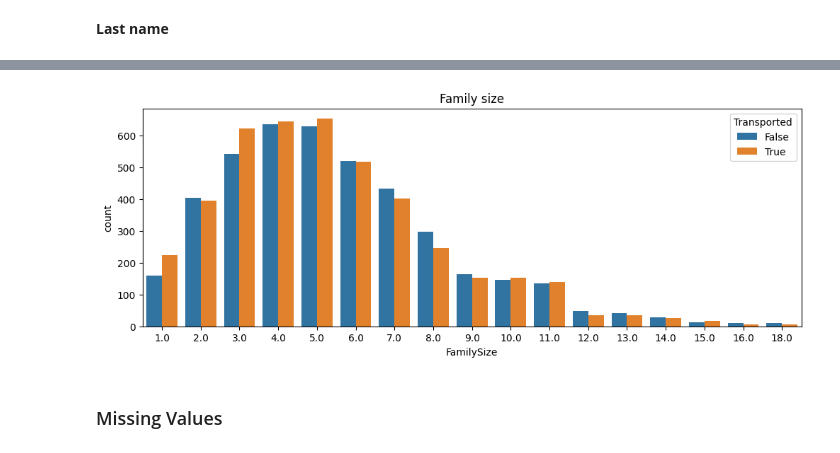
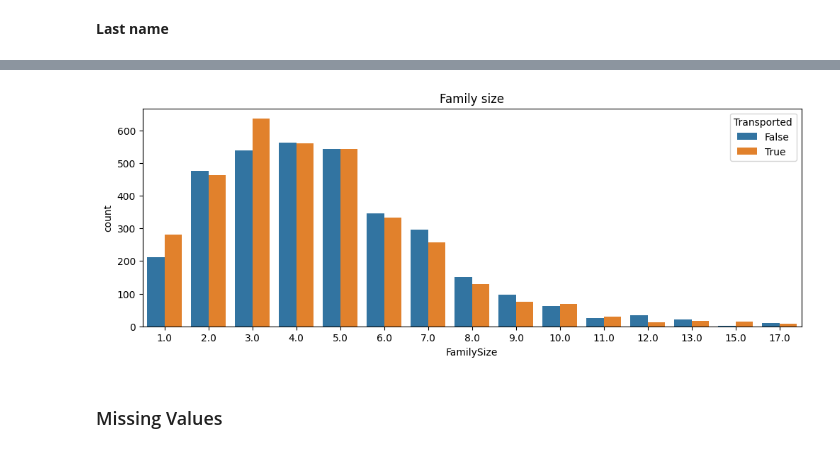
Before and after one commit to YarinArava/SpaceShipTitanic_FinalProject, a Jupyter notebook: Spaceship_Titanic_corrected.ipynb, the cells around one changed output, grey strips where cells are left out. Cells and saved outputs as stored; diff of their text form; code cells hidden in the pictures.

Commit message:
splitted

```diff
--- a/Spaceship_Titanic_corrected.ipynb
+++ b/Spaceship_Titanic_corrected.ipynb
@@ -323,3 +329,6 @@ df['Solo'] = df['GroupSize'] == 1
+# %%
+X_train['Solo'] = X_train['GroupSize'] == 1
+X_test['Solo'] = X_test['GroupSize'] == 1
 # %%
 # Solos vs Transported
 plt.figure(figsize=(8,4))
@@ -336,10 +345,12 @@ Creating TotalSpent and NoSpendings features.
 spending_cols = ['RoomService', 'FoodCourt', 'ShoppingMall', 'Spa', 'VRDeck']
 
 # Sum spendings
-df['TotalSpent'] = df[spending_cols].sum(axis=1)
+X_train['TotalSpent'] = X_train[spending_cols].sum(axis=1)
+X_test['TotalSpent'] = X_test[spending_cols].sum(axis=1)
 
 # NoSpendings column
-df['NoSpendings'] = (df['TotalSpent'] == 0).astype(int)
+X_train['NoSpendings'] = (X_train['TotalSpent'] == 0).astype(int)
+X_test['NoSpendings'] = (X_test['TotalSpent'] == 0).astype(int)
 # %%
 fig=plt.figure(figsize=(12,4))
 plt.subplot(1,2,1)
@@ -516,6 +566,6 @@ df.drop(columns=['Cabin_regions_plot'], inplace=True)
 # %% [markdown]
 **Last name**
 # %%
-missing_name_count = df['Name'].isna().sum()
+missing_name_count = X_train['Name'].isna().sum()
 print("Missing names before filling:", missing_name_count)
 # %% [output]
@@ -523,12 +573,17 @@ Missing names before filling: 200
 # %%
 # Fill missing names
-df['Name'].fillna('Unknown Unknown', inplace=True)
+X_train['Name'].fillna('Unknown Unknown', inplace=True)
+X_test['Name'].fillna('Unknown Unknown', inplace=True)
 
 # Split Name into First and Last names
-full_name = df['Name'].str.split(' ')
-df['First_name'] = full_name.str[0]
-df['Last_name'] = full_name.str[1]
+full_name = X_train['Name'].str.split(' ')
+X_train['First_name'] = full_name.str[0]
+X_train['Last_name'] = full_name.str[1]
 
-print("first name examples:", df['First_name'].unique()[:10])
-print("last name examples:", df['Last_name'].unique()[:10])
+full_name = X_test['Name'].str.split(' ')
+X_test['First_name'] = full_name.str[0]
+X_test['Last_name'] = full_name.str[1]
+
+print("first name examples:", X_train['First_name'].unique()[:10])
+print("last name examples:", X_train['Last_name'].unique()[:10])
 # %% [output]
@@ -545,20 +606,24 @@ For example, when doing 'df[col].method(value, inplace=True)', try using 'df.met
 # %%
 # Family size feature
-df['FamilySize'] = df['Last_name'].map(df['Last_name'].value_counts())
+X_train['FamilySize'] = X_train['Last_name'].map(X_train['Last_name'].value_counts())
+X_test['FamilySize'] = X_test['Last_name'].map(X_test['Last_name'].value_counts())
 
-df.loc[df['Last_name'] == 'Unknown', 'Last_name'] = np.nan
+X_train.loc[X_train['Last_name'] == 'Unknown', 'Last_name'] = np.nan
+X_test.loc[X_test['Last_name'] == 'Unknown', 'Last_name'] = np.nan
 # Putting NaN's back in for FamilySize where names were missing
-df.loc[df['FamilySize'] == missing_name_count, 'FamilySize'] = np.nan
+X_train.loc[X_train['FamilySize'] == missing_name_count, 'FamilySize'] = np.nan
+X_test.loc[X_test['FamilySize'] == missing_name_count, 'FamilySize'] = np.nan
 
 # Drop Name
-df.drop('Name', axis=1, inplace=True)
+X_train.drop('Name', axis=1, inplace=True)
+X_test.drop('Name', axis=1, inplace=True)
 
 plt.figure(figsize=(12,4))
-sns.countplot(data=df, x='FamilySize', hue='Transported')
+sns.countplot(data=X_train, x='FamilySize', hue='Transported')
 plt.title('Family size')
 plt.show()
 # %% [output]
-[figure, old version]
+[figure, new version]
 # %% [markdown]
 ### Missing Values
 # %% [markdown]
```
Also changed, not shown: parts of 76 cells of this notebook, 1 other file.
